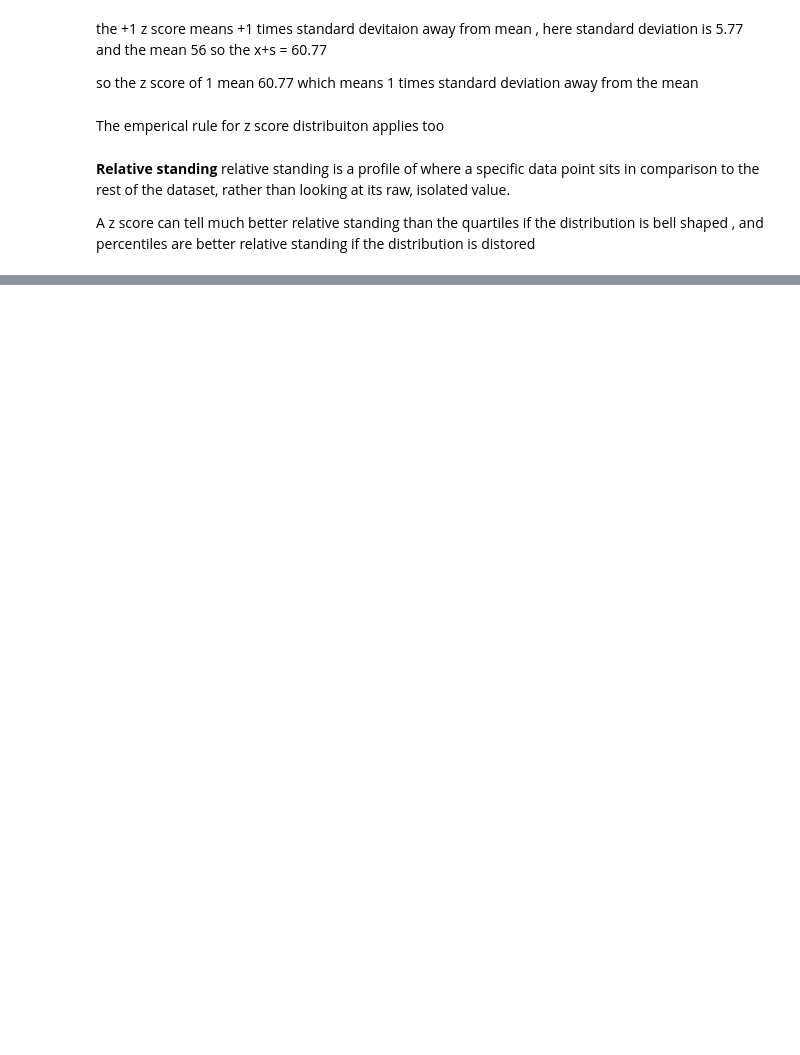
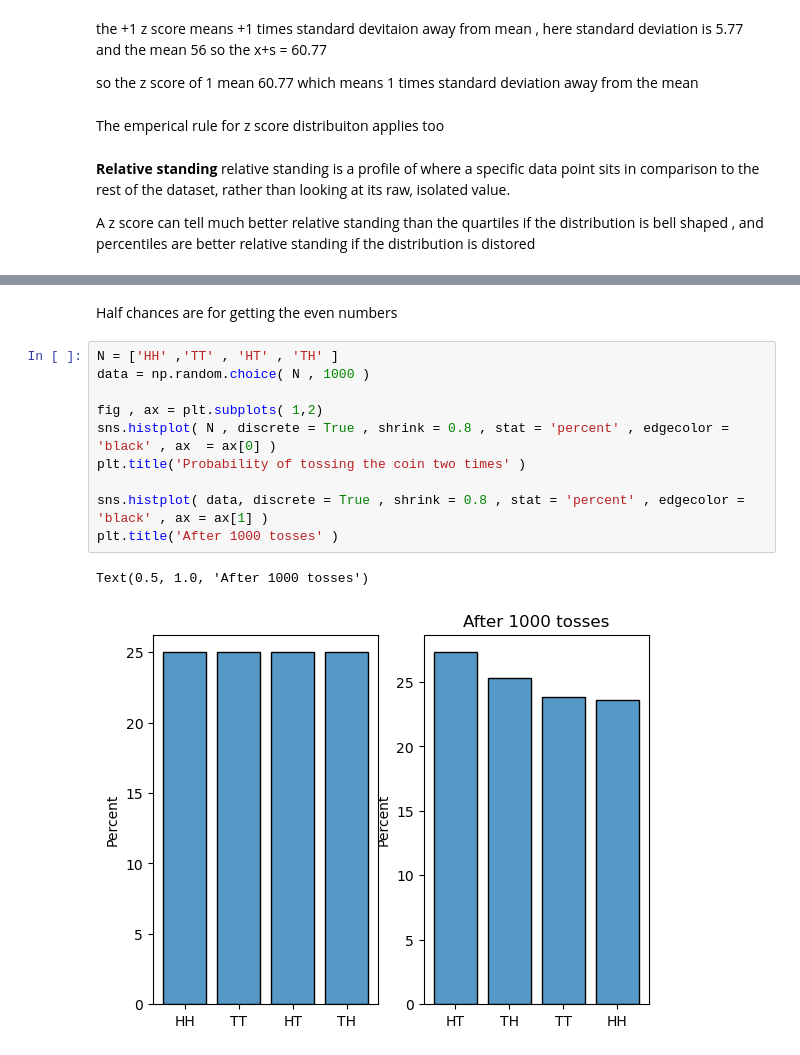
Before and after one commit to qamarr6092/math-with-python, a Jupyter notebook: Statistics/statistics.ipynb, the cells around one changed output, grey strips where cells are left out. Cells and saved outputs as stored; diff of their text form; blank space fills up the shorter version.

```diff
--- a/Statistics/statistics.ipynb
+++ b/Statistics/statistics.ipynb
@@ -2023,0 +2120,15 @@ A z score can tell much better relative standing than the quartiles if the distr
+# %% [markdown]
+Half chances are for  getting the even numbers
+# %%
+N = ['HH' ,'TT' , 'HT' , 'TH' ]
+data = np.random.choice( N , 1000 )
+
+fig , ax = plt.subplots( 1,2)
+sns.histplot( N , discrete = True , shrink = 0.8 , stat = 'percent' , edgecolor = 'black' , ax  = ax[0] )
+plt.title('Probability of tossing the coin two times' )
+
+sns.histplot( data, discrete = True , shrink = 0.8 , stat = 'percent' , edgecolor = 'black' , ax = ax[1] )
+plt.title('After 1000 tosses' )
+# %% [output]
+Text(0.5, 1.0, 'After 1000 tosses')
+[figure, added]
```
Also changed, not shown: parts of 100 cells of this notebook.
